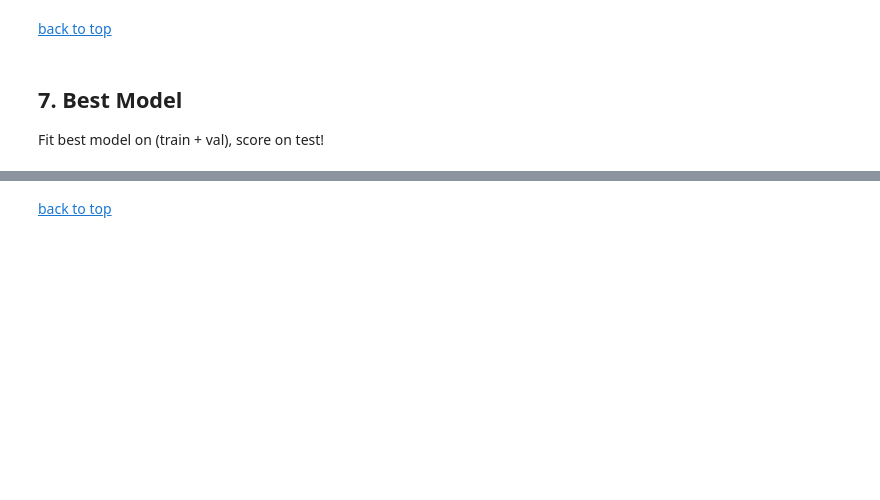
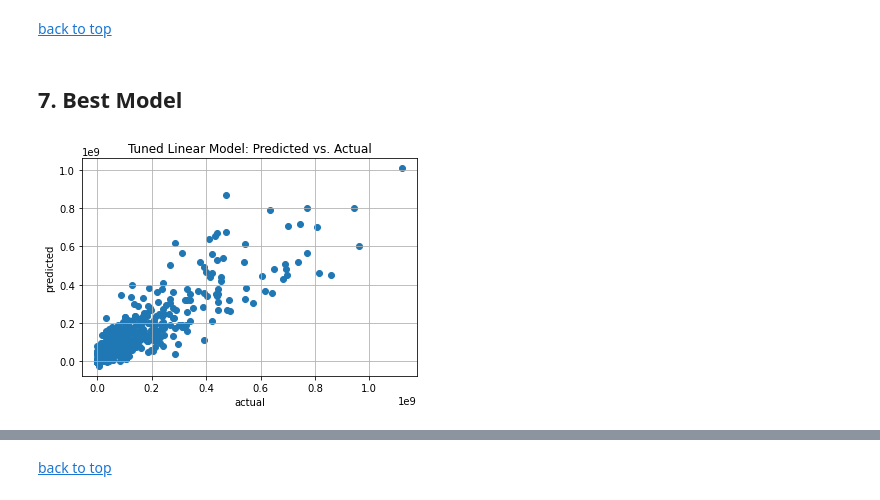
Before and after one commit to slp22/regression-project, a Jupyter notebook: adaptation_movies_regression.ipynb, the cells around one changed output, grey strips where cells are left out. Cells and saved outputs as stored; diff of their text form; code cells hidden in the pictures; blank space fills up the shorter version.

```diff
--- a/adaptation_movies_regression.ipynb
+++ b/adaptation_movies_regression.ipynb
@@ -752,4 +758,3 @@ plt.title('Histogram of Dependent Variable (international_total_gross)');
 [back to top](#top)
 # %% [markdown]
 ## 7. Best Model<a id='7'></a>
-Fit best model on (train + val), score on test!
@@ -761,0 +761,12 @@ Fit best model on (train + val), score on test!
+# %%
+# lin_reg3: fitted vs. actual (all data)
+y3_predict = lin_reg3.predict(X3)
+
+plt.scatter(y3, y3_predict)
+plt.plot([0, 400], [0, 400])
+plt.title('Tuned Linear Model: Predicted vs. Actual')
+plt.xlabel('actual')
+plt.ylabel('predicted')
+plt.grid();
+# %% [output]
+[figure, added]
```
Also changed, not shown: parts of 12 cells of this notebook.
